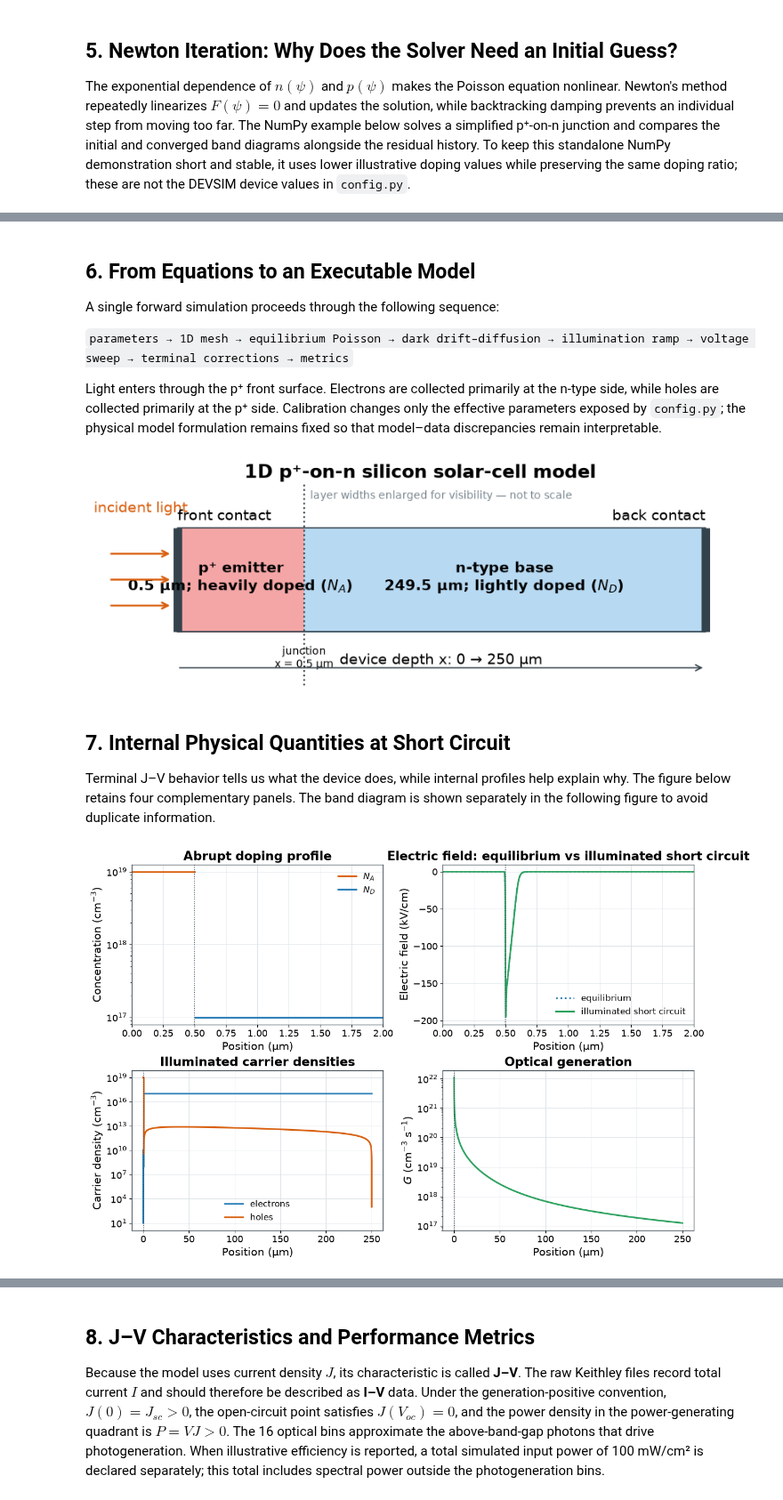
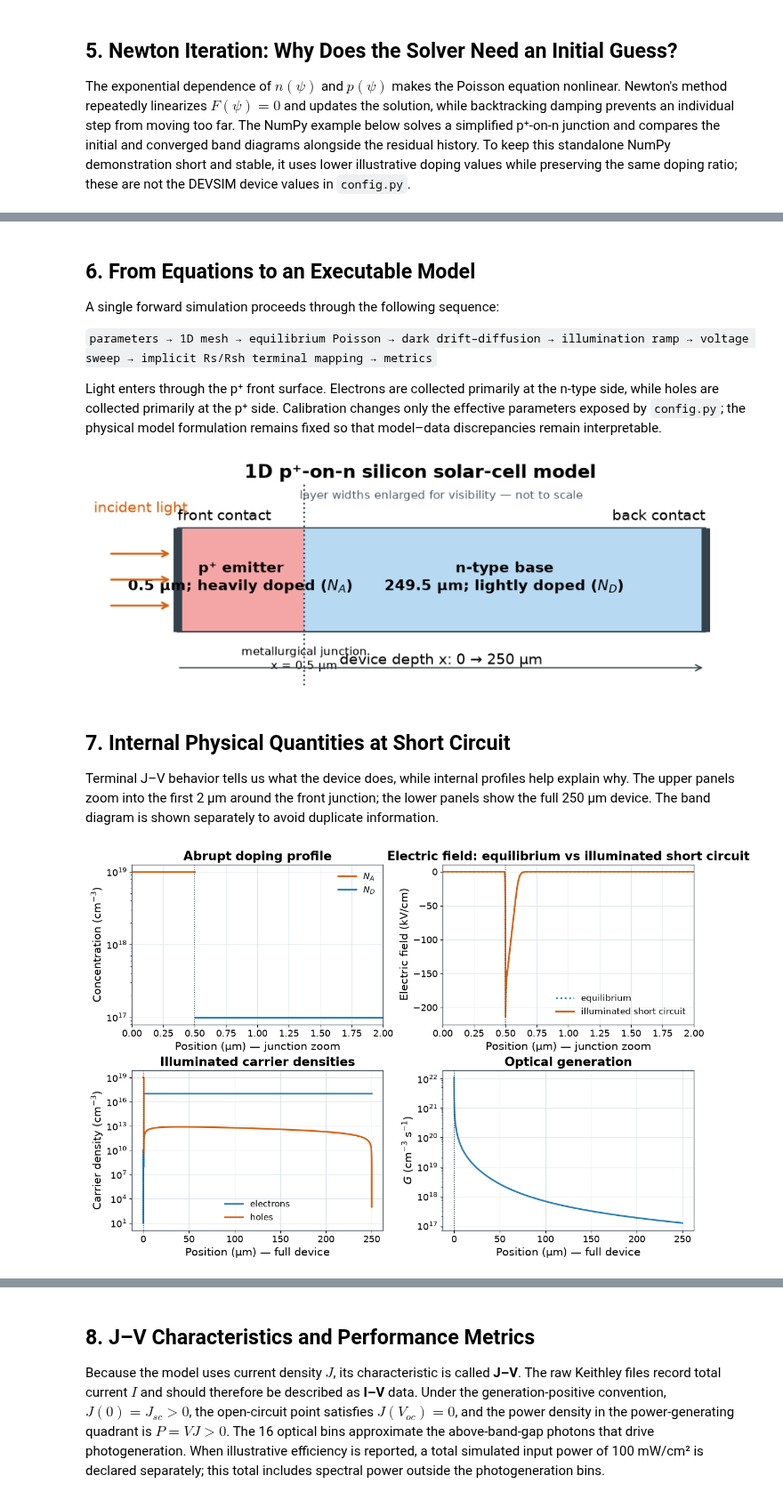
Before and after one commit to chenzhang0920/devsim-silicon-solar-cell-teaching, a Jupyter notebook: notebooks/tutorial.ipynb, the cells around one changed output, grey strips where cells are left out. Shown at 89% size. Drawn from its saved outputs; the diff is of its cells as text; code cells hidden in the pictures.

```diff
--- a/notebooks/tutorial.ipynb
+++ b/notebooks/tutorial.ipynb
@@ -207,7 +207,7 @@ Newton converged in 12 states; built-in potential = 0.7156 V.
 
 A single forward simulation proceeds through the following sequence:
 
-`parameters → 1D mesh → equilibrium Poisson → dark drift–diffusion → illumination ramp → voltage sweep → terminal corrections → metrics`
+`parameters → 1D mesh → equilibrium Poisson → dark drift–diffusion → illumination ramp → voltage sweep → implicit Rs/Rsh terminal mapping → metrics`
 
 Light enters through the p⁺ front surface. Electrons are collected primarily at the n-type side, while holes are collected primarily at the p⁺ side. Calibration changes only the effective parameters exposed by `config.py`; the physical model formulation remains fixed so that model–data discrepancies remain interpretable.
 # %%
@@ -231,8 +231,8 @@ ax.text((display_junction + 1) / 2, 0.52,
         f"n-type base\n{thickness_um - emitter_um:g} µm; lightly doped ($N_D$)",
         ha="center", va="center", weight="bold")
 ax.axvline(display_junction, color=C_DARK, ls=":", lw=1.6)
-ax.text(display_junction, -0.13, f"junction\nx = {emitter_um:g} µm",
-        ha="center", va="top", fontsize=10)
+ax.text(display_junction, -0.13, f"metallurgical junction\nx = {emitter_um:g} µm",
+        ha="center", va="top", fontsize=11)
 for ypos in (0.25, 0.50, 0.75):
     ax.annotate("", xy=(-0.01, ypos), xytext=(-0.13, ypos),
                 arrowprops=dict(arrowstyle="->", color=C_ORANGE, lw=1.8))
@@ -244,61 +244,62 @@ ax.text(0.50, -0.35, f"device depth x: 0 → {thickness_um:g} µm",
 ax.text(0, 1.04, "front contact", ha="left", va="bottom")
 ax.text(1, 1.04, "back contact", ha="right", va="bottom")
 ax.text(0.50, 1.28, "layer widths enlarged for visibility — not to scale",
-        color=C_GRAY, ha="center", fontsize=10)
+        color=C_GRAY, ha="center", fontsize=11)
 ax.set_xlim(-0.16, 1.08)
 ax.set_ylim(-0.52, 1.42)
 ax.set_title("1D p⁺-on-n silicon solar-cell model")
 ax.axis("off")
 plt.show()
 # %% [output]
-[figure, old version]
+[figure, new version]
 # %% [markdown]
 ## 7. Internal Physical Quantities at Short Circuit
 
-Terminal J–V behavior tells us what the device does, while internal profiles help explain why. The figure below retains four complementary panels. The band diagram is shown separately in the following figure to avoid duplicate information.
+Terminal J–V behavior tells us what the device does, while internal profiles help explain why. The upper panels zoom into the first 2 µm around the front junction; the lower panels show the full 250 µm device. The band diagram is shown separately to avoid duplicate information.
 # %%
 device_data = profiles(device_params, bias=0.0)
 position_um = device_data["x"] * 1e4
 junction_um = device_params.emitter_depth * 1e4
 junction_zoom_um = 2.0
-equilibrium_field = -np.gradient(device_data["potential"], device_data["x"])
-short_circuit_field = -np.gradient(device_data["ill_potential"], device_data["x"])
+field_position_um = device_data["field_x"] * 1e4
+equilibrium_field = device_data["electric_field"]
+short_circuit_field = device_data["ill_electric_field"]
 
 fig, axes = plt.subplots(2, 2, figsize=(12, 8), constrained_layout=True)
 
 ax = axes[0, 0]
 ax.semilogy(position_um, np.where(device_data["acceptors"] > 0, device_data["acceptors"], np.nan),
             color=C_ORANGE, label="$N_A$")
 ax.semilogy(position_um, np.where(device_data["donors"] > 0, device_data["donors"], np.nan),
             color=C_BLUE, label="$N_D$")
-ax.set(xlabel="Position (µm)", ylabel="Concentration (cm$^{-3}$)", title="Abrupt doping profile")
+ax.set(xlabel="Position (µm) — junction zoom", ylabel="Concentration (cm$^{-3}$)", title="Abrupt doping profile")
 ax.legend(frameon=False)
 
 ax = axes[0, 1]
-ax.plot(position_um, equilibrium_field / 1e3, color=C_BLUE, ls=":", label="equilibrium")
-ax.plot(position_um, short_circuit_field / 1e3, color=C_GREEN, label="illuminated short circuit")
-ax.set(xlabel="Position (µm)", ylabel="Electric field (kV/cm)",
+ax.plot(field_position_um, equilibrium_field / 1e3, color=C_BLUE, ls=":", label="equilibrium")
+ax.plot(field_position_um, short_circuit_field / 1e3, color=C_ORANGE, label="illuminated short circuit")
+ax.set(xlabel="Position (µm) — junction zoom", ylabel="Electric field (kV/cm)",
        title="Electric field: equilibrium vs illuminated short circuit")
 ax.legend(frameon=False)
 for ax in axes[0, :]:
     ax.set_xlim(0, junction_zoom_um)
 
 ax = axes[1, 0]
 ax.semilogy(position_um, device_data["ill_electrons"], color=C_BLUE, label="electrons")
 ax.semilogy(position_um, device_data["ill_holes"], color=C_ORANGE, label="holes")
-ax.set(xlabel="Position (µm)", ylabel="Carrier density (cm$^{-3}$)", title="Illuminated carrier densities")
+ax.set(xlabel="Position (µm) — full device", ylabel="Carrier density (cm$^{-3}$)", title="Illuminated carrier densities")
 ax.legend(frameon=False)
 
 ax = axes[1, 1]
-ax.semilogy(position_um, np.maximum(device_data["generation"], 1e-30), color=C_GREEN)
-ax.set(xlabel="Position (µm)", ylabel="$G$ (cm$^{-3}$ s$^{-1}$)", title="Optical generation")
+ax.semilogy(position_um, np.maximum(device_data["generation"], 1e-30), color=C_BLUE)
+ax.set(xlabel="Position (µm) — full device", ylabel="$G$ (cm$^{-3}$ s$^{-1}$)", title="Optical generation")
 
 for ax in axes.flat:
     ax.axvline(junction_um, color=C_DARK, ls=":", lw=1.2)
     ax.grid(True)
 plt.show()
 # %% [output]
-[figure, old version]
+[figure, new version]
 # %%
 eq_bands = band_edges(
     device_data["potential"], device_data["electrons"], device_data["holes"],
```
Also changed, not shown: parts of 12 cells of this notebook, 54 other files.
